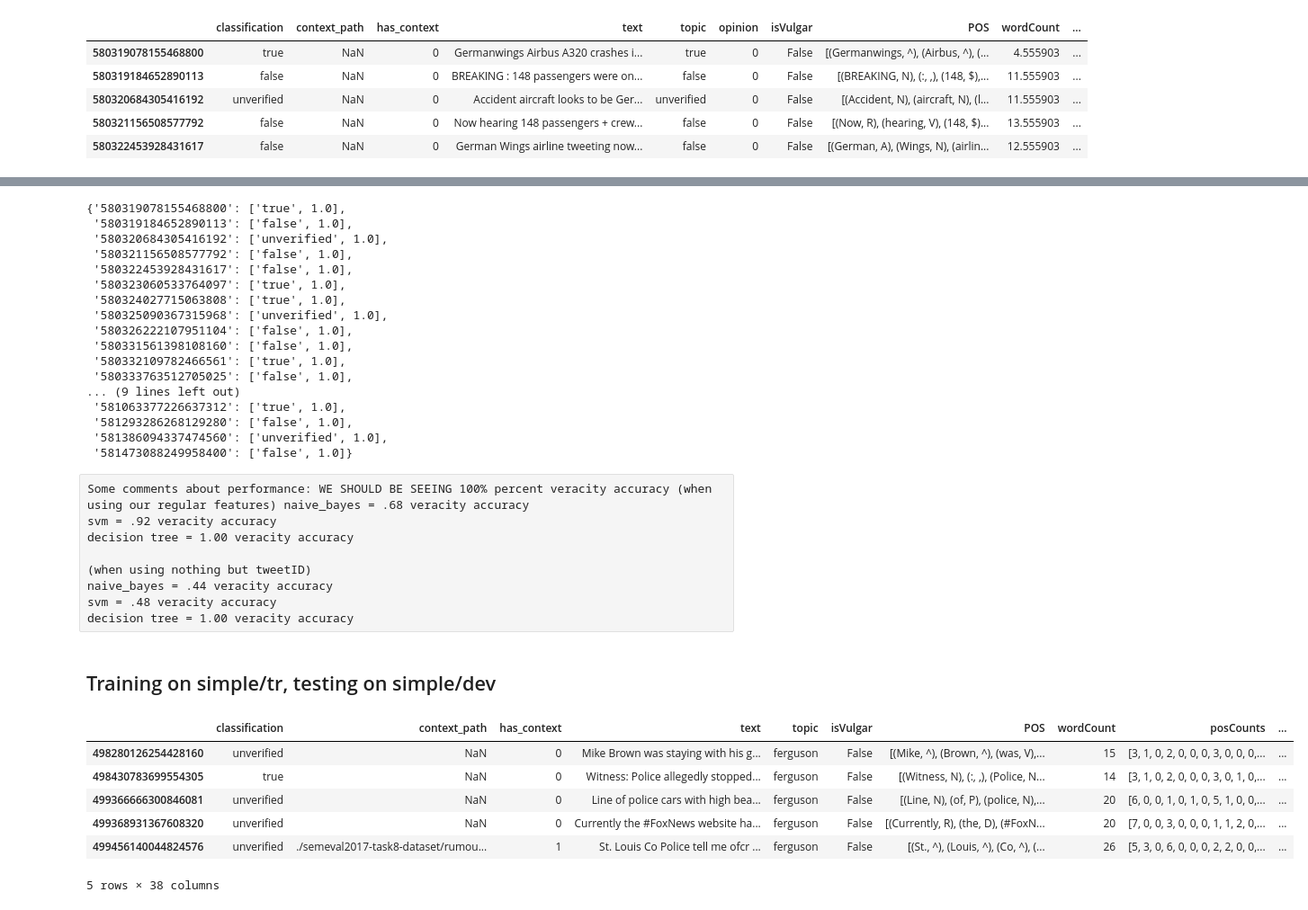
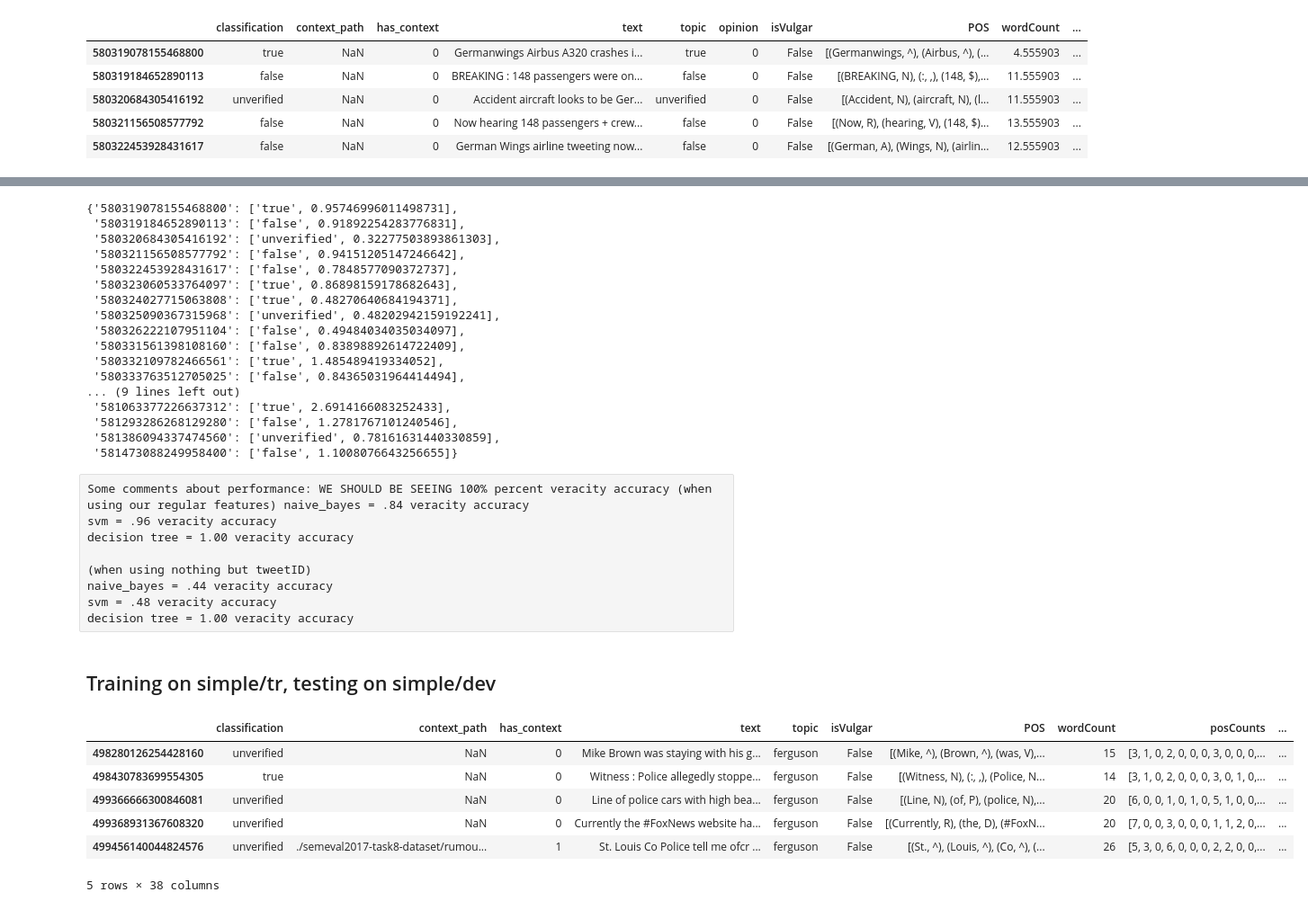
Before and after one commit to happythenewsad/530project, a Jupyter notebook: file_reader.ipynb, the cells around one changed output, grey strips where cells are left out. Shown at 90% size. Drawn from its saved outputs; the diff is of its cells as text; code cells hidden in the pictures.

```diff
--- a/file_reader.ipynb
+++ b/file_reader.ipynb
@@ -185,7 +187,7 @@ import classifiers
 # note predict_proba() gets probabilities for all 3 labels
 #... and decision_tree_classifier uses decision_function() instead of predict_proba()... weird sklearn quirk
 # NOTE: This is where you change the classifier type. Can pick from [naive_bayes, svm_classifier, decision_tree_classifier]
-predictions, probabilities = classifiers.decision_tree_classifier(dev_values, dev_labels, dev_values)
+predictions, probabilities = classifiers.svm_classifier(dev_values, dev_labels, dev_values)
 
 ps = []
 for i, p in enumerate(predictions):
@@ -204,31 +206,31 @@ pred_probs_pairs = [[ps[i], probabilities[i][predictions[i]]] for i in range(len
 pred_dict = {index:pred_probs_pairs[i] for i,index in enumerate(df.index)}
 pred_dict
 # %% [output]
-{'580319078155468800': ['true', 1.0],
- '580319184652890113': ['false', 1.0],
- '580320684305416192': ['unverified', 1.0],
- '580321156508577792': ['false', 1.0],
- '580322453928431617': ['false', 1.0],
- '580323060533764097': ['true', 1.0],
- '580324027715063808': ['true', 1.0],
- '580325090367315968': ['unverified', 1.0],
- '580326222107951104': ['false', 1.0],
- '580331561398108160': ['false', 1.0],
- '580332109782466561': ['true', 1.0],
- '580333763512705025': ['false', 1.0],
+{'580319078155468800': ['true', 0.95746996011498731],
+ '580319184652890113': ['false', 0.91892254283776831],
+ '580320684305416192': ['unverified', 0.32277503893861303],
+ '580321156508577792': ['false', 0.94151205147246642],
+ '580322453928431617': ['false', 0.7848577090372737],
+ '580323060533764097': ['true', 0.86898159178682643],
+ '580324027715063808': ['true', 0.48270640684194371],
+ '580325090367315968': ['unverified', 0.48202942159192241],
+ '580326222107951104': ['false', 0.49484034035034097],
+ '580331561398108160': ['false', 0.83898892614722409],
+ '580332109782466561': ['true', 1.485489419334052],
+ '580333763512705025': ['false', 0.84365031964414494],
 ... (9 lines left out)
- '581063377226637312': ['true', 1.0],
- '581293286268129280': ['false', 1.0],
- '581386094337474560': ['unverified', 1.0],
- '581473088249958400': ['false', 1.0]}
+ '581063377226637312': ['true', 2.6914166083252433],
+ '581293286268129280': ['false', 1.2781767101240546],
+ '581386094337474560': ['unverified', 0.78161631440330859],
+ '581473088249958400': ['false', 1.1008076643256655]}
 # %%
 with open('output/classifier_output/test.json', 'w') as outfile:
     json.dump(pred_dict, outfile)
 # %%
 ## python3 scorer/score.py semeval2017-task8-dataset/traindev/rumoureval-subtaskB-dev.json output/classifier_output/test.json
 # %% [raw]
-Some comments about performance: WE SHOULD BE SEEING 100% percent veracity accuracy (when using our regular features) naive_bayes = .68 veracity accuracy
-svm = .92 veracity accuracy
+Some comments about performance: WE SHOULD BE SEEING 100% percent veracity accuracy (when using our regular features) naive_bayes = .84 veracity accuracy
+svm = .96 veracity accuracy
 decision tree = 1.00 veracity accuracy
 
 (when using nothing but tweetID)
@@ -241,43 +243,58 @@ decision tree = 1.00 veracity accuracy
 # Simply doing all of the transformations we did in the first few cells
 
 tr_df = pd.read_pickle('output/simple/train_data_simple.pickle')
+
+sys.path.insert(1, "./feature-extraction/twitter-features")
 
 wordlist = VulgarExtractor.vulgarWords("badwords.txt")
 dftext = tr_df[['text']]
 result = dftext.applymap(lambda x: VulgarExtractor.containsVulgar(x,wordlist))
 tr_df['isVulgar'] = result
 
-sys.path.insert(1, "./feature-extraction/twitter-features")
 textlist = [txt.replace('\n','') for txt in tr_df['text'].tolist()]
 tagged_sents = TwitterParser.tag(textlist)
 tr_df['POS'] = tagged_sents
+
+processed_sents = []
+for tagged_sent in tr_df['POS']:
+    processed_words = []
+    for word, tag in tagged_sent:
+        if tag == 'U':
+            processed_words.append('someurl')
+        elif tag == '@':
+            processed_words.append('@someuser')
+        else:
+            processed_words.append(word)
+    sent = ' '.join(processed_words)
+    processed_sents.append(sent)
+tr_df['text'] = processed_sents
 
 word_counts = [TwitterParser.word_count(tagged_line) for tagged_line in tr_df['POS']]
 pos_count_list = [TwitterParser.pos_counts(tagged_line) for tagged_line in tr_df['POS']]
 contains_adjs = [TwitterParser.contains_adjectives(tagged_line) for tagged_line in tr_df['POS']]
 contains_urls = [TwitterParser.contains_url(tagged_line) for tagged_line in tr_df['POS']]
 contains_emojis = [TwitterParser.contains_emoji(tagged_line) for tagged_line in tr_df['POS']]
 contains_abbrevs = [TwitterParser.contains_abbreviation(tagged_line) for tagged_line in tr_df['POS']]
 
 tr_df['wordCount'] = word_counts
 tr_df['posCounts'] = pos_count_list
 tr_df['containsAdjective'] = contains_adjs
 tr_df['containsURL'] = contains_urls
 tr_df['containsEmoji'] = contains_emojis
 tr_df['containsAbbreviation'] = contains_abbrevs
 
 for i, tag in enumerate(TwitterParser.tagset):
     tag_counts = []
     for pos_counts in tr_df['posCounts']:
         tag_counts.append(pos_counts[i])
     column_name = 'num_' + tag
     tr_df[column_name] = tag_counts
 
 tr_df.head()
 # %% [output]
 |  | classification | context_path | has_context | text | topic | isVulgar | POS | wordCount | posCounts | ... |
 | 498280126254428160 | unverified | NaN | 0 | Mike Brown was staying with his g... | ferguson | False | [(Mike, ^), (Brown, ^), (was, V),... | 15 | [3, 1, 0, 2, 0, 0, 0, 3, 0, 0, 0,... | ... |
-| 498430783699554305 | true | NaN | 0 | Witness: Police allegedly stopped... | ferguson | False | [(Witness, N), (:, ,), (Police, N... | 14 | [3, 1, 0, 2, 0, 0, 0, 3, 0, 1, 0,... | ... |
+| 498430783699554305 | true | NaN | 0 | Witness : Police allegedly stoppe... | ferguson | False | [(Witness, N), (:, ,), (Police, N... | 14 | [3, 1, 0, 2, 0, 0, 0, 3, 0, 1, 0,... | ... |
 | 499366666300846081 | unverified | NaN | 0 | Line of police cars with high bea... | ferguson | False | [(Line, N), (of, P), (police, N),... | 20 | [6, 0, 0, 1, 0, 1, 0, 5, 1, 0, 0,... | ... |
 | 499368931367608320 | unverified | NaN | 0 | Currently the #FoxNews website ha... | ferguson | False | [(Currently, R), (the, D), (#FoxN... | 20 | [7, 0, 0, 3, 0, 0, 0, 1, 1, 2, 0,... | ... |
 | 499456140044824576 | unverified | ./semeval2017-task8-dataset/rumou... | 1 | St. Louis Co Police tell me ofcr ... | ferguson | False | [(St., ^), (Louis, ^), (Co, ^), (... | 26 | [5, 3, 0, 6, 0, 0, 0, 2, 2, 0, 0,... | ... |
```
Also changed, not shown: parts of 4 cells of this notebook.
